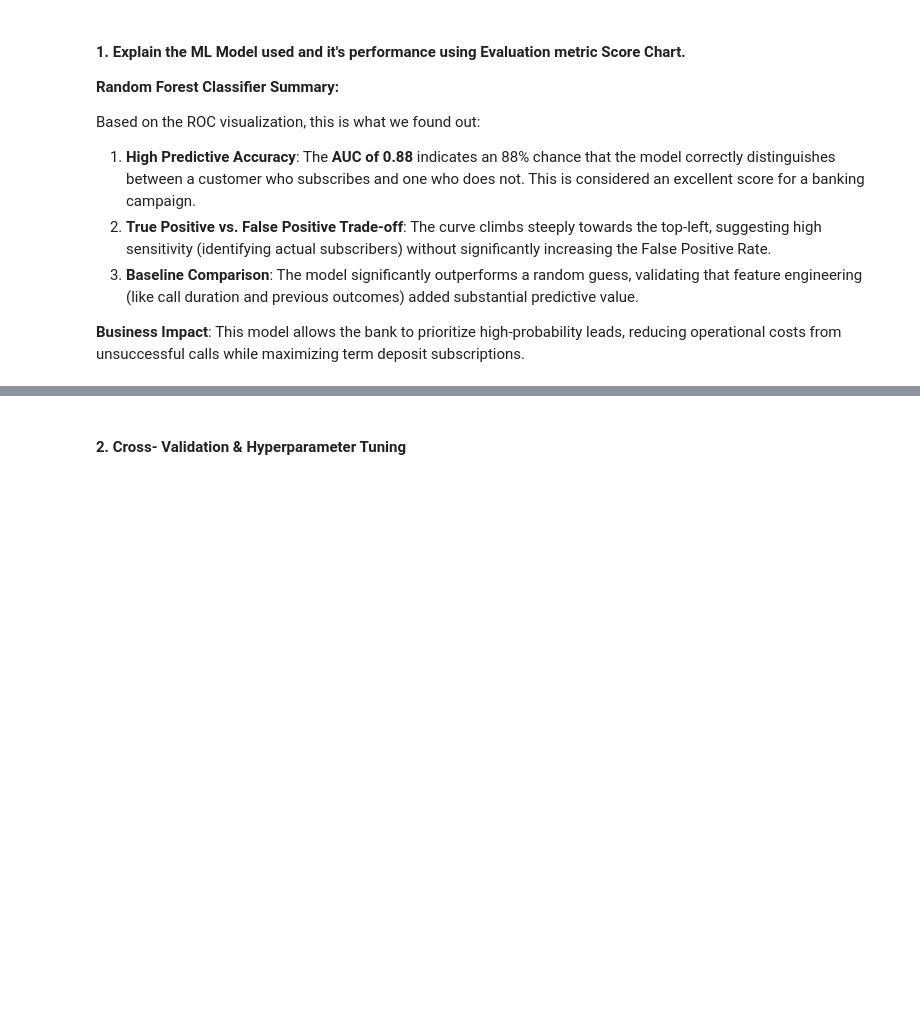
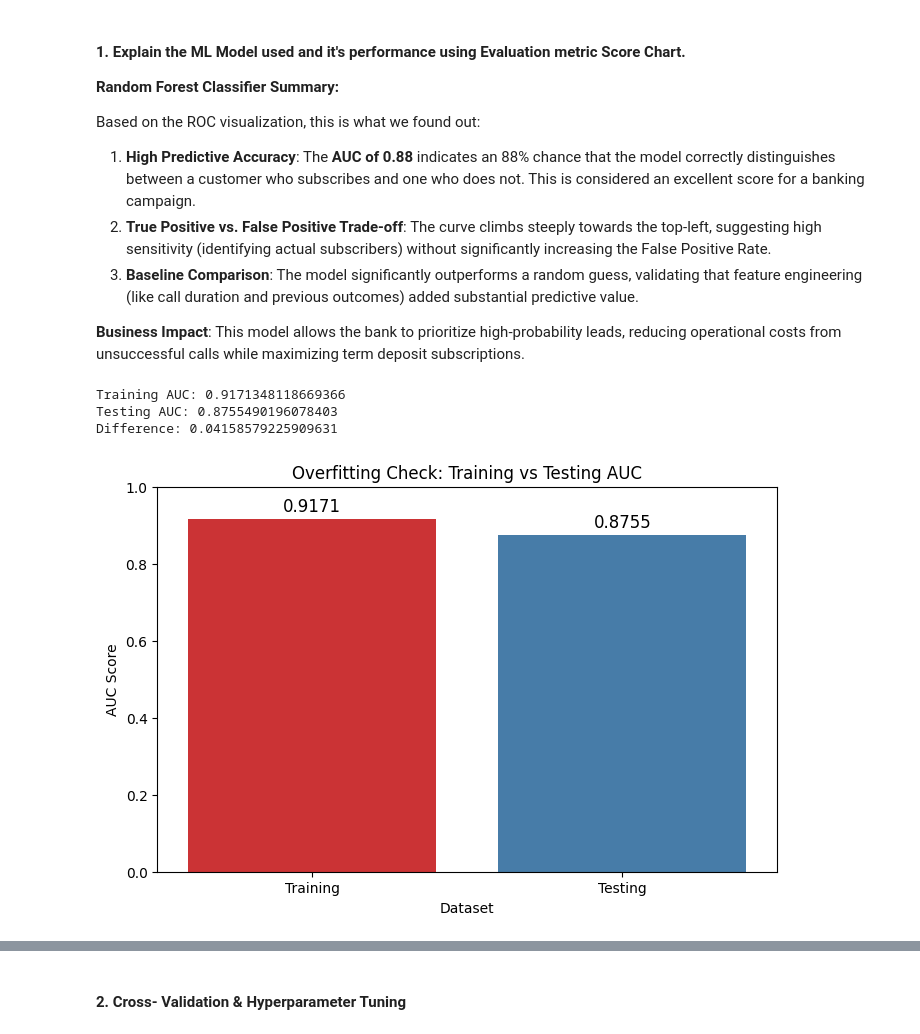
Before and after one commit to amol004/Financial-Forecasting-Frontier-Distributed-ML, a Jupyter notebook: Financial_Forecasting_Frontier_Distributed_ML.ipynb, the cells around one changed output, grey strips where cells are left out. Saved outputs shown, nothing was run; the diff lists cells and outputs as text; code cells hidden in the pictures; blank space fills up the shorter version.

```diff
--- a/Financial_Forecasting_Frontier_Distributed_ML.ipynb
+++ b/Financial_Forecasting_Frontier_Distributed_ML.ipynb
@@ -1068,3 +1068,31 @@ Based on the ROC visualization, this is what we found out:
 3. **Baseline Comparison**: The model significantly outperforms a random guess, validating that feature engineering (like call duration and previous outcomes) added substantial predictive value.
 
 **Business Impact**: This model allows the bank to prioritize high-probability leads, reducing operational costs from unsuccessful calls while maximizing term deposit subscriptions.
+# %%
+# Calculate Training AUC to check for overfitting
+train_predictions = fitted_pipeline.transform(training_set)
+train_auc = metric_evaluator.evaluate(train_predictions)
+
+print(f"Training AUC: {train_auc}")
+print(f"Testing AUC: {score_auc}")
+print(f"Difference: {train_auc - score_auc}")
+
+# Visualize Comparison
+import pandas as pd
+performance_df = pd.DataFrame({
+    'Dataset': ['Training', 'Testing'],
+    'AUC Score': [train_auc, score_auc]
+})
+
+plt.figure(figsize=(8, 5))
+sns.barplot(x='Dataset', y='AUC Score', data=performance_df, palette='Set1')
+plt.ylim(0, 1.0)
+plt.title('Overfitting Check: Training vs Testing AUC')
+for i, score in enumerate([train_auc, score_auc]):
+    plt.text(i, score + 0.02, f'{score:.4f}', ha='center', fontsize=12)
+plt.show()
+# %% [output]
+Training AUC: 0.9171348118669366
+Testing AUC: 0.8755490196078403
+Difference: 0.04158579225909631
+[figure, added]
```
Also changed, not shown: parts of 3 cells of this notebook.
